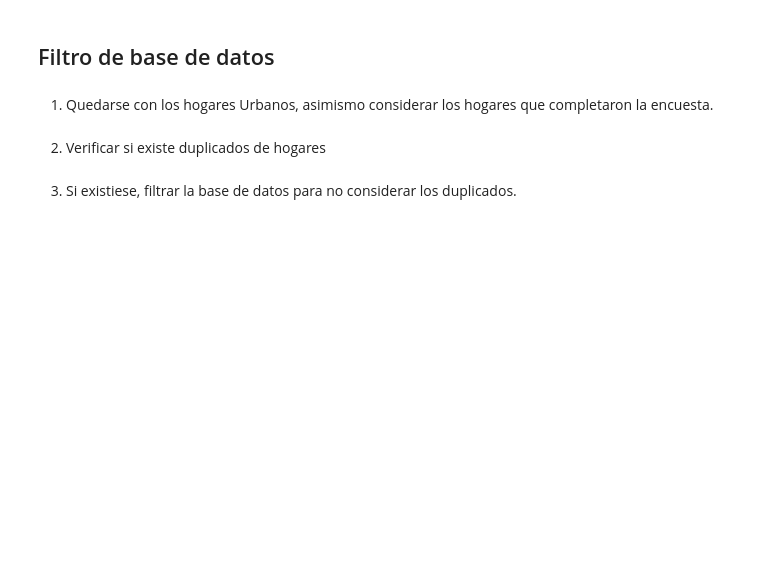
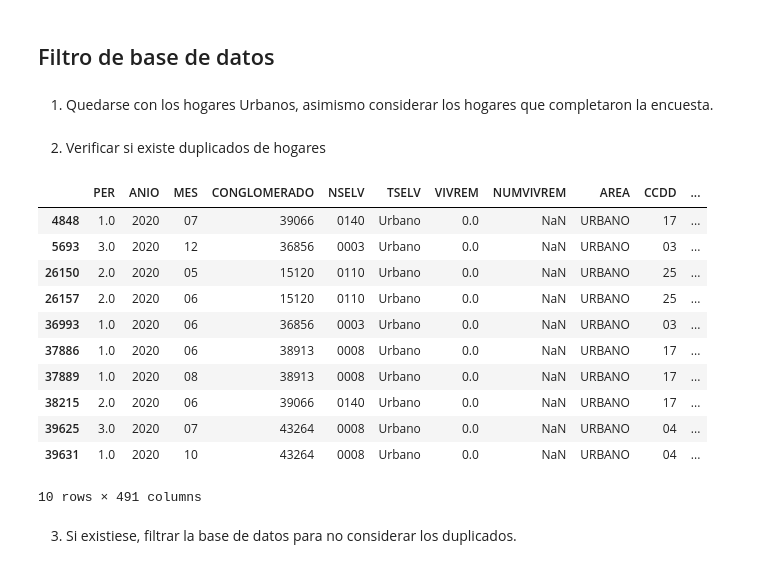
Before and after one commit to Robertopucp/1ECO35_R_PYTHON, a Jupyter notebook: Trabajo_grupal/WH4/grupo5_python_wh4.ipynb, the cells around one changed output. Drawn from its saved outputs; the diff is of its cells as text; code cells hidden in the pictures; blank space fills up the shorter version.

```diff
--- a/Trabajo_grupal/WH4/grupo5_python_wh4.ipynb
+++ b/Trabajo_grupal/WH4/grupo5_python_wh4.ipynb
@@ -17,4 +128,19 @@
 # %% [markdown]
 2. Verificar si existe duplicados de hogares
+# %%
+df_urban[ df_urban.loc[:, ['CCDD' ,'CCPP' , 'CCDI' ,'CONGLOMERADO' , 'NSELV', 'VIVIENDA', 'HOGAR']].duplicated(keep = False) ]
+# %% [output]
+|  | PER | ANIO | MES | CONGLOMERADO | NSELV | TSELV | VIVREM | NUMVIVREM | AREA | CCDD | ... |
+| 4848 | 1.0 | 2020 | 07 | 39066 | 0140 | Urbano | 0.0 | NaN | URBANO | 17 | ... |
+| 5693 | 3.0 | 2020 | 12 | 36856 | 0003 | Urbano | 0.0 | NaN | URBANO | 03 | ... |
+| 26150 | 2.0 | 2020 | 05 | 15120 | 0110 | Urbano | 0.0 | NaN | URBANO | 25 | ... |
+| 26157 | 2.0 | 2020 | 06 | 15120 | 0110 | Urbano | 0.0 | NaN | URBANO | 25 | ... |
+| 36993 | 1.0 | 2020 | 06 | 36856 | 0003 | Urbano | 0.0 | NaN | URBANO | 03 | ... |
+| 37886 | 1.0 | 2020 | 06 | 38913 | 0008 | Urbano | 0.0 | NaN | URBANO | 17 | ... |
+| 37889 | 1.0 | 2020 | 08 | 38913 | 0008 | Urbano | 0.0 | NaN | URBANO | 17 | ... |
+| 38215 | 2.0 | 2020 | 06 | 39066 | 0140 | Urbano | 0.0 | NaN | URBANO | 17 | ... |
+| 39625 | 3.0 | 2020 | 07 | 43264 | 0008 | Urbano | 0.0 | NaN | URBANO | 04 | ... |
+| 39631 | 1.0 | 2020 | 10 | 43264 | 0008 | Urbano | 0.0 | NaN | URBANO | 04 | ... |
+10 rows × 491 columns
 # %% [markdown]
 3. Si existiese, filtrar la base de datos para no considerar los duplicados.
```
Also changed, not shown: parts of 20 cells of this notebook.
